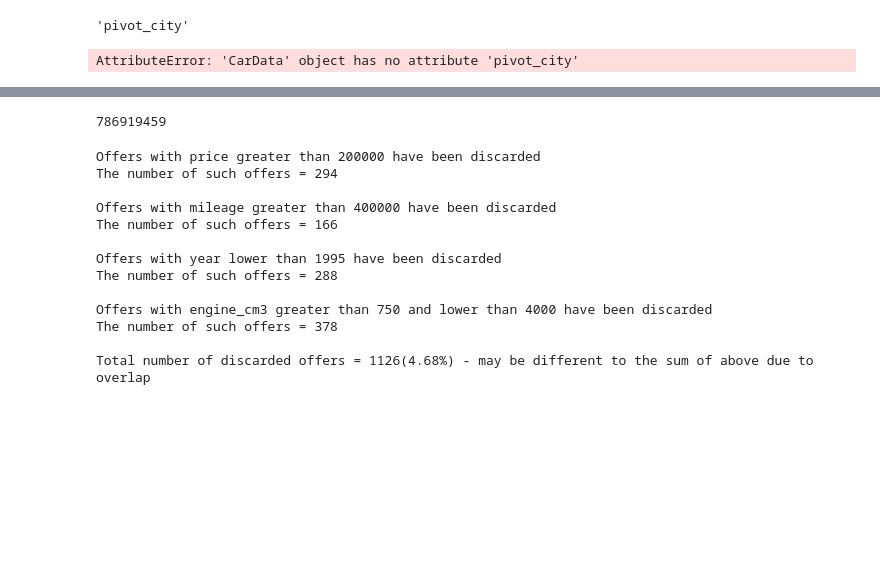
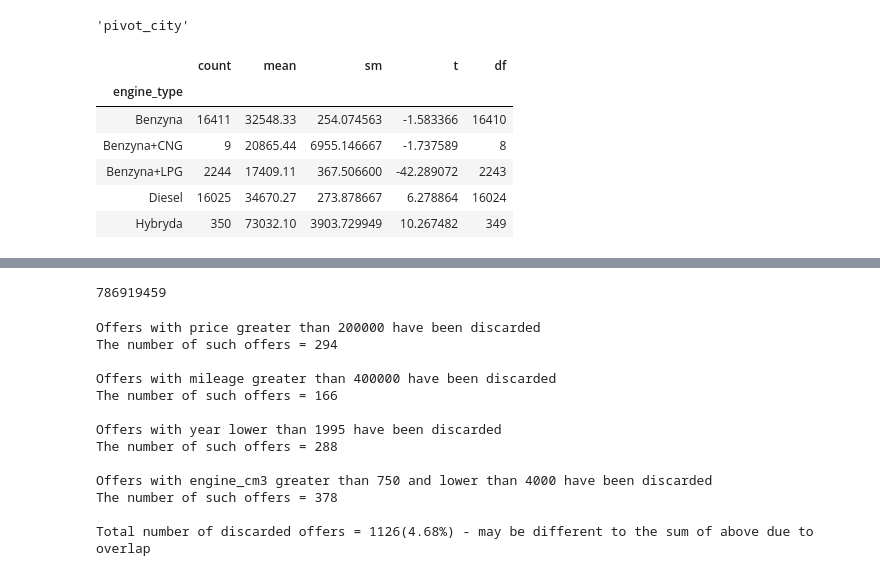
Before and after one commit to TomekQ13/Car_purchase, a Jupyter notebook: car_purchase_preprocessing.ipynb, the cells around one changed output, grey strips where cells are left out. Saved outputs shown, nothing was run; the diff lists cells and outputs as text; code cells hidden in the pictures; blank space fills up the shorter version.

```diff
--- a/car_purchase_preprocessing.ipynb
+++ b/car_purchase_preprocessing.ipynb
@@ -217,10 +246,15 @@ name
 # %% [output]
 'pivot_city'
 # %%
-x.ind_test()
-x.pivot_city
+x.ind_test('engine_type')
 # %% [output]
-AttributeError: 'CarData' object has no attribute 'pivot_city'
+|  | count | mean | sm | t | df |
+| engine_type |  |  |  |  |  |
+| Benzyna | 16411 | 32548.33 | 254.074563 | -1.583366 | 16410 |
+| Benzyna+CNG | 9 | 20865.44 | 6955.146667 | -1.737589 | 8 |
+| Benzyna+LPG | 2244 | 17409.11 | 367.506600 | -42.289072 | 2243 |
+| Diesel | 16025 | 34670.27 | 273.878667 | 6.278864 | 16024 |
+| Hybryda | 350 | 73032.10 | 3903.729949 | 10.267482 | 349 |
 # %%
 x = x.add_dummies(['ford', 'mercedes', 'suzuki'], ['title', 'sub_title'])
 # %%
```
Also changed, not shown: parts of 3 cells of this notebook.
